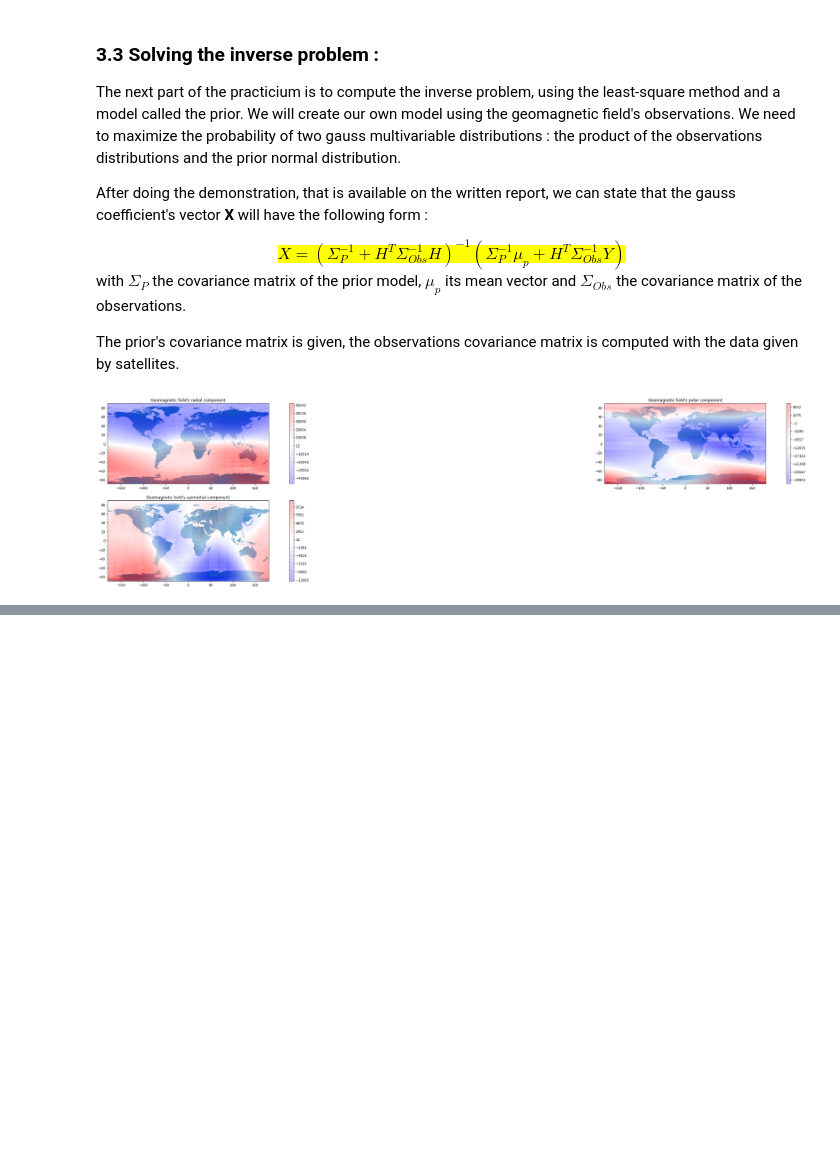
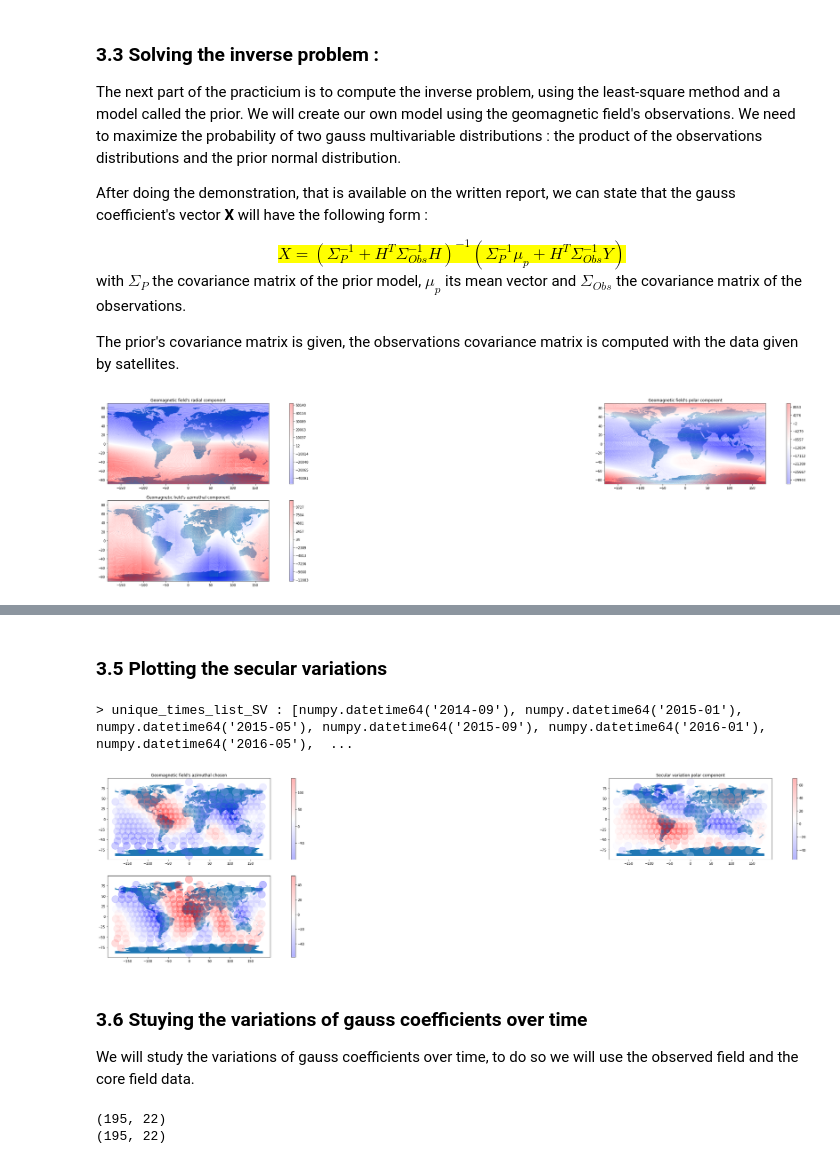
Before and after one commit to BenjaminLemattre/research_project_isterre, a Jupyter notebook: Report.ipynb, the cells around one changed output, grey strips where cells are left out. Saved outputs shown, nothing was run; the diff lists cells and outputs as text; code cells hidden in the pictures; blank space fills up the shorter version.

```diff
--- a/Report.ipynb
+++ b/Report.ipynb
@@ -248,0 +277,64 @@ ImportError: /opt/conda/lib/python3.9/site-packages/cartopy/_crs.cpython-39-x86_
+# %% [markdown]
+### 3.5 Plotting the secular variations
+# %%
+# Choice of the date and component
+times_list_SV = alldata['Timestamp_SV']
+for k in range(len(times_list_SV)-1 , -1, -1):
+    if np.isnan(times_list_SV[k]):
+        times_list_SV = np.delete(times_list_SV, k)
+unique_times_list_SV = compute_unique_times_list(cdf_times_to_np_date(times_list_SV))
+print('> unique_times_list_SV :', unique_times_list_SV)
+
+
+## Choice of the date and component
+date = '2014-09' # Arbitrary choice of the date to plot
+index_temps = np.argwhere((cdf_times_to_np_date(alldata['Timestamp_SV'])) == np.datetime64(date))[0][0]
+N_VO = 300
+
+## Creation of the different lists
+latitudes = alldata['Latitude'][index_temps:index_temps+N_VO]
+longitudes = alldata['Longitude'][index_temps:index_temps+N_VO]
+B_SVR = compute_MF_list(alldata['B_SV'][index_temps:index_temps+N_VO], 0)
+B_SVth = compute_MF_list(alldata['B_SV'][index_temps:index_temps+N_VO], 1)
+B_SVph= compute_MF_list(alldata['B_SV'][index_temps:index_temps+N_VO], 2)
+
+## Lines plotting the geomagnetic field
+fig = plt.figure(figsize=(50,10))
+world = gpd.read_file(gpd.datasets.get_path("naturalearth_lowres"))
+
+ax1=fig.add_subplot(221)
+world.plot(ax=ax1)
+map_cf = ax1.scatter(longitudes, latitudes, c=B_SVR, s=500, alpha=0.3,cmap='bwr')
+ax1.set_title("Secular variation radius component")
+plt.colorbar(map_cf, ax=ax1)
+
+ax2=fig.add_subplot(222)
+world.plot(ax=ax2)
+map_cf = ax2.scatter(longitudes, latitudes, c=B_SVth, s=500, alpha=0.3,cmap='bwr')
+ax2.set_title("Secular variation polar component")
+plt.colorbar(map_cf, ax=ax2)
+
+ax3=fig.add_subplot(223)
+world.plot(ax=ax3)
+map_cf = ax3.scatter(longitudes, latitudes, c=B_SVph, s=500, alpha=0.3,cmap='bwr')
+ax1.set_title("Geomagnetic field's azimuthal chosen")
+plt.colorbar(map_cf, ax=ax3)
+
+plt.show()
+# %% [output]
+> unique_times_list_SV : [numpy.datetime64('2014-09'), numpy.datetime64('2015-01'), numpy.datetime64('2015-05'), numpy.datetime64('2015-09'), numpy.datetime64('2016-01'), numpy.datetime64('2016-05'),  ...
+[figure, added]
+# %% [markdown]
+### 3.6 Stuying the variations of gauss coefficients over time
+
+We will study the variations of gauss coefficients over time, to do so we will use the observed field and the core field data.
+# %%
+%run functions.py
+
+X_matrix_OB = compute_gauss_coefs_matrix(swarm_file, 13, 300, 'B_OB', 'sigma_OB', cm_prior, unique_times)
+print(np.shape(X_matrix_OB))
+X_matrix_CF = compute_gauss_coefs_matrix(swarm_file, 13, 300, 'B_CF', 'sigma_CF', cm_prior, unique_times)
+print(np.shape(X_matrix_CF))
+# %% [output]
+(195, 22)
+(195, 22)
```
Also changed, not shown: parts of 8 cells of this notebook, 1 other file.
